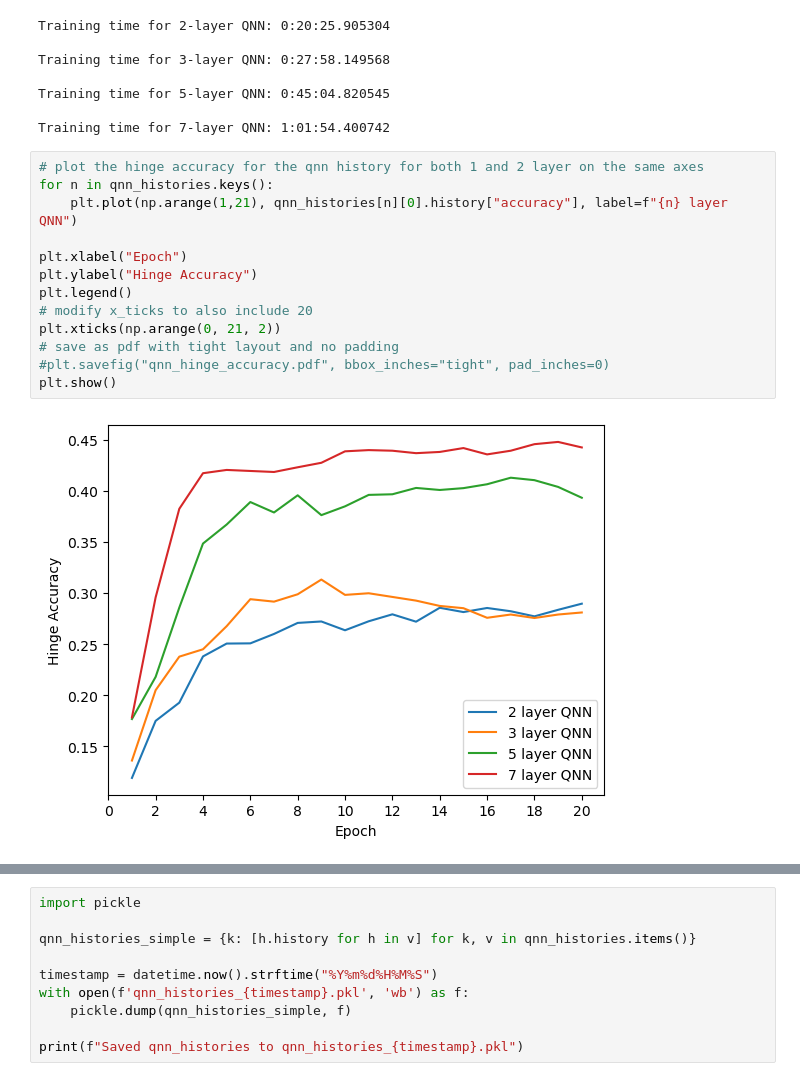
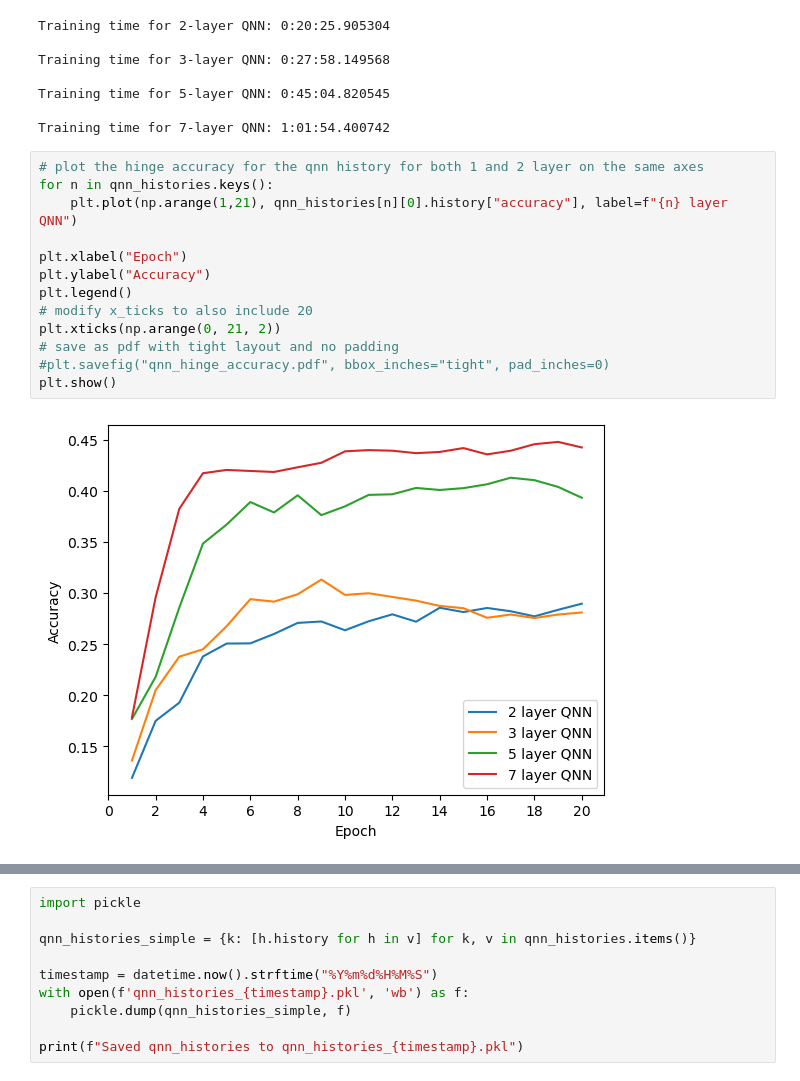
Before and after one commit to psamtam/QuantumMLClassification, a Jupyter notebook: MNIST-classification_multi-class-classifying_0to9_2-layers_using_amplitude_encoding_9x9_2-output-qubits.ipynb, the cells around one changed output, grey strips where cells are left out. Drawn from its saved outputs; the diff is of its cells as text.

```diff
--- a/MNIST-classification_multi-class-classifying_0to9_2-layers_using_amplitude_encoding_9x9_2-output-qubits.ipynb
+++ b/MNIST-classification_multi-class-classifying_0to9_2-layers_using_amplitude_encoding_9x9_2-output-qubits.ipynb
@@ -244,18 +244,18 @@ Training time for 7-layer QNN: 1:01:54.400742
 # %%
 # plot the hinge accuracy for the qnn history for both 1 and 2 layer on the same axes
 for n in qnn_histories.keys():
     plt.plot(np.arange(1,21), qnn_histories[n][0].history["accuracy"], label=f"{n} layer QNN")
 
 plt.xlabel("Epoch")
-plt.ylabel("Hinge Accuracy")
+plt.ylabel("Accuracy")
 plt.legend()
 # modify x_ticks to also include 20
 plt.xticks(np.arange(0, 21, 2))
 # save as pdf with tight layout and no padding
 #plt.savefig("qnn_hinge_accuracy.pdf", bbox_inches="tight", pad_inches=0)
 plt.show()
 # %% [output]
-[figure, old version]
+[figure, new version]
 # %%
 # plot the hinge accuracy for the loss for both 1 and 2 layer on the same axes
 for n in qnn_histories.keys():
```
Also changed, not shown: parts of 1 cell of this notebook.
